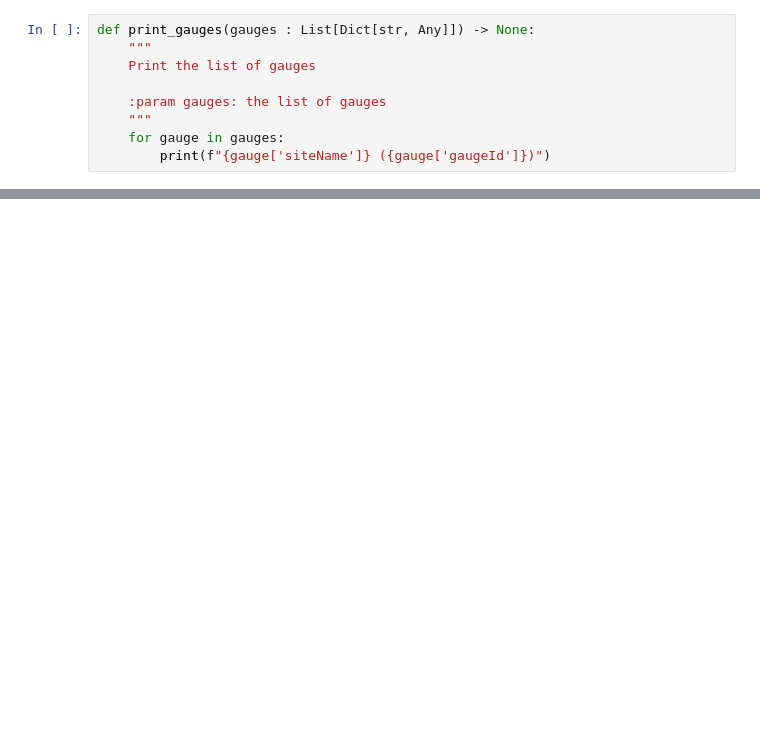
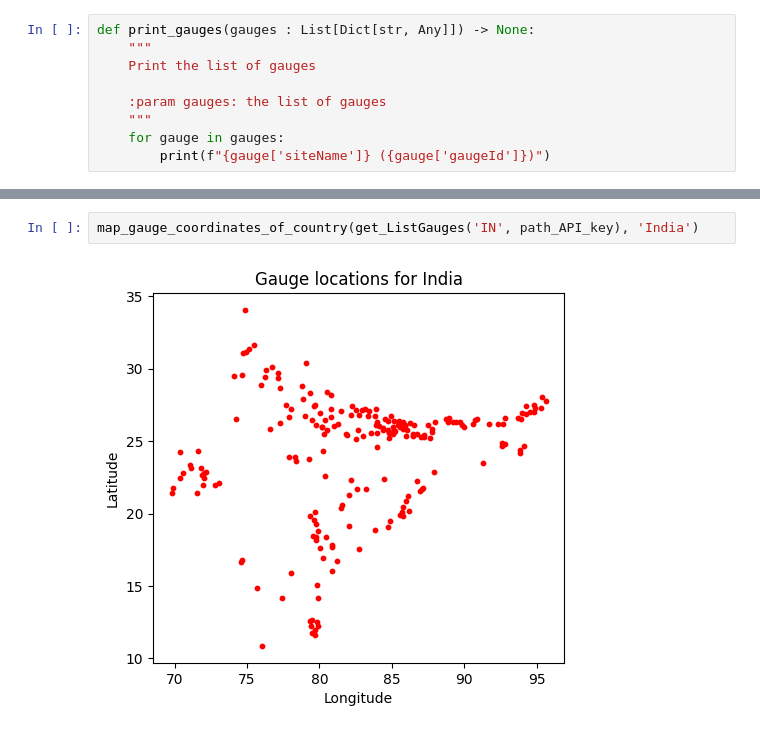
Before and after one commit to valentijn7/floods_repo, a Jupyter notebook: src/extract_data/use_API.ipynb, the cells around one changed output, grey strips where cells are left out. Saved outputs shown, nothing was run; the diff lists cells and outputs as text; blank space fills up the shorter version.

```diff
--- a/src/extract_data/use_API.ipynb
+++ b/src/extract_data/use_API.ipynb
@@ -112,0 +202,4 @@ print(list_gauges)
+# %%
+map_gauge_coordinates_of_country(get_ListGauges('IN', path_API_key), 'India')
+# %% [output]
+[figure, added]
```
Also changed, not shown: parts of 9 cells of this notebook, 2 other files.
